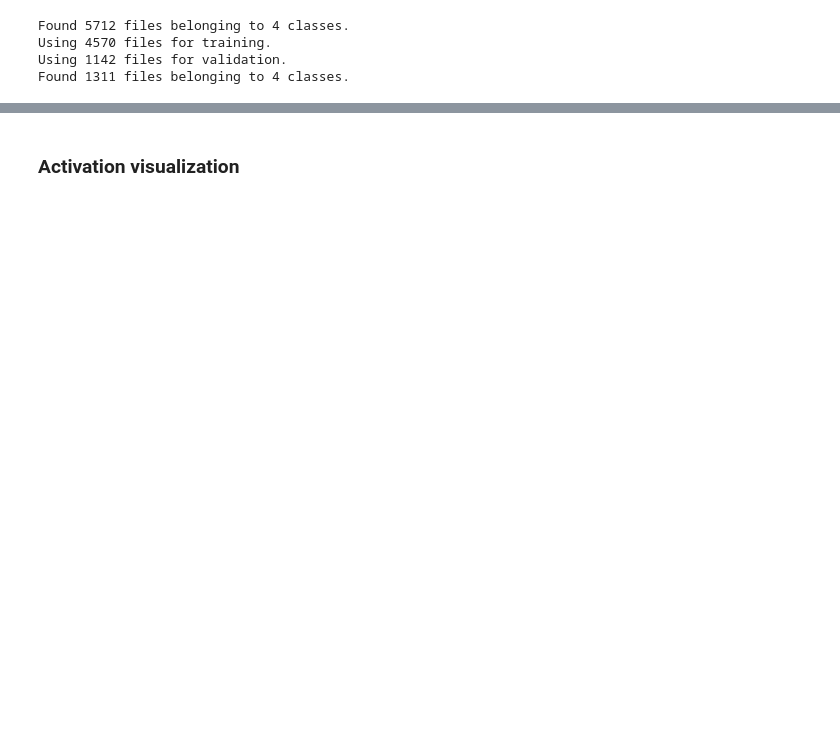
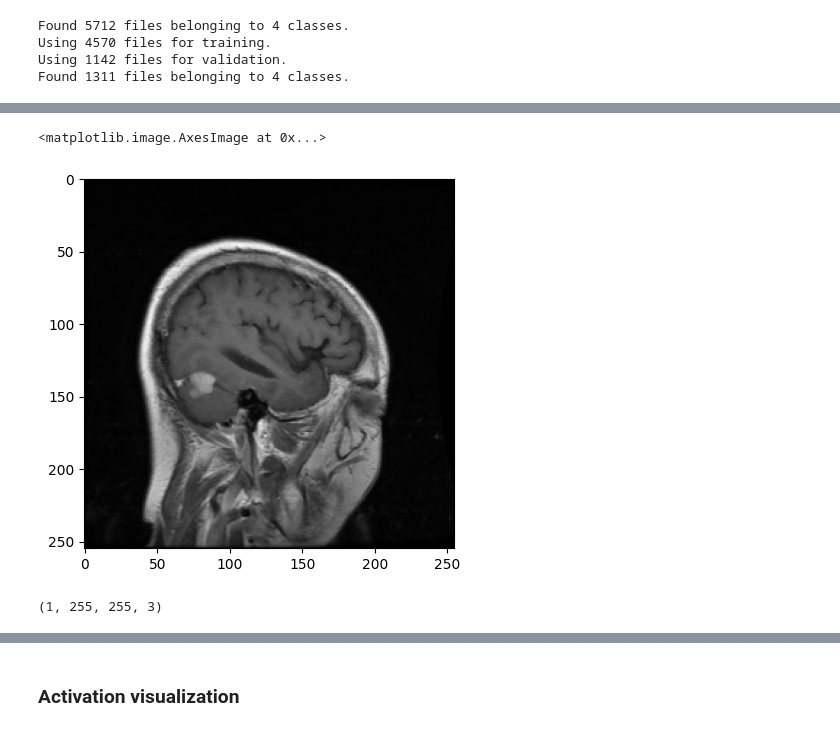
Before and after one commit to Victorvone/braintumorclassification, a Jupyter notebook: braintumorclassification/notebooks/Explainability.ipynb, the cells around one changed output, grey strips where cells are left out. Saved outputs shown, nothing was run; the diff lists cells and outputs as text; code cells hidden in the pictures; blank space fills up the shorter version.

```diff
--- a/braintumorclassification/notebooks/Explainability.ipynb
+++ b/braintumorclassification/notebooks/Explainability.ipynb
@@ -111,0 +109,4 @@ data = get_images_from_dataset(train_ds, 1)
+# %%
+data = get_images_from_dataset(test_ds,2)
+datapoint = get_image_from_dataset(train_ds, 40, 3)
+datapoint = (np.expand_dims(datapoint[0], axis=0), np.expand_dims(datapoint[1], axis=0))
@@ -111,0 +121,9 @@ data = get_images_from_dataset(train_ds, 1)
+# %%
+plt.imshow(datapoint[0][0,:,:,:])
+# %% [output]
+<matplotlib.image.AxesImage at 0x...>
+[figure, added]
+# %%
+np.array(datapoint[0]).shape
+# %% [output]
+(1, 255, 255, 3)
```
Also changed, not shown: parts of 17 cells of this notebook, 10 other files.
